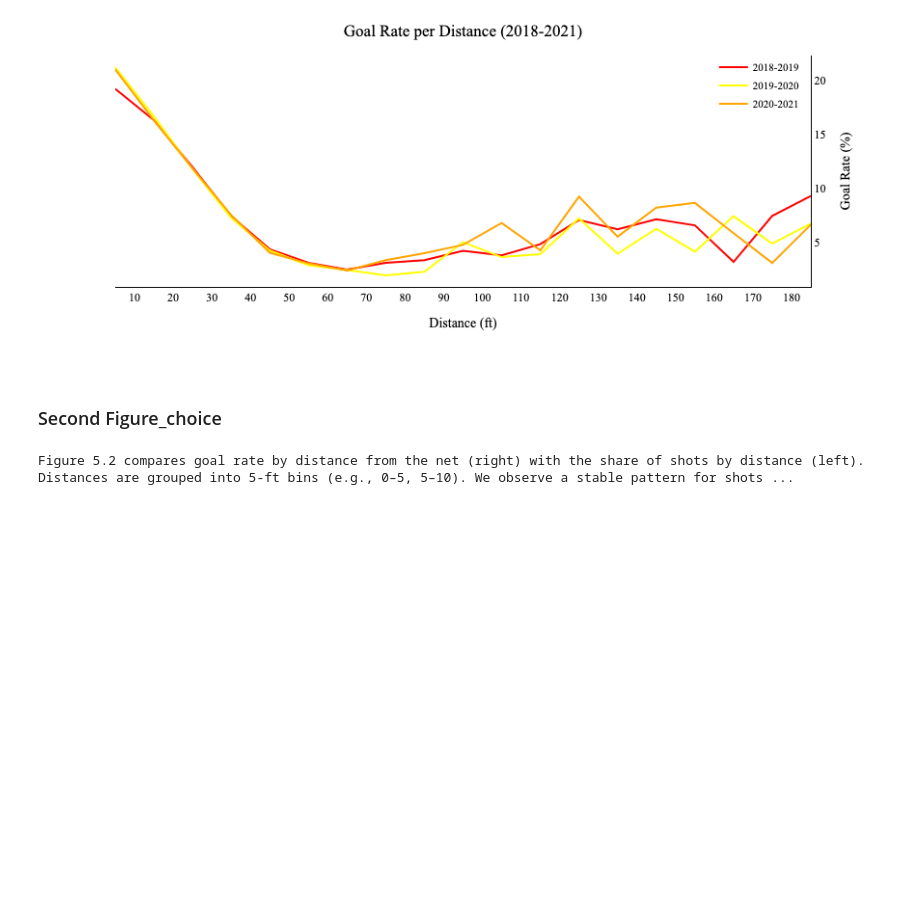
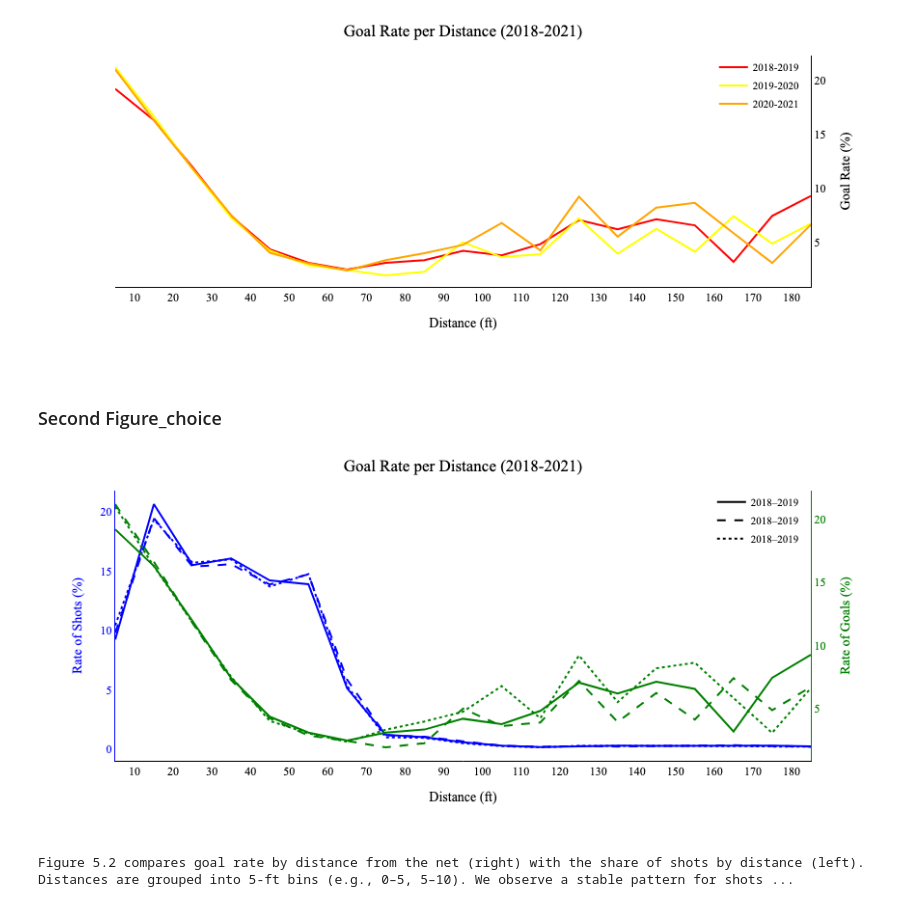
Before and after one commit to AbdelhamidRouatbi/data-science-code, a Jupyter notebook: notebooks/Step_5_simple_vis.ipynb, the cells around one changed output. Saved outputs shown, nothing was run; the diff lists cells and outputs as text; code cells hidden in the pictures; blank space fills up the shorter version.

```diff
--- a/notebooks/Step_5_simple_vis.ipynb
+++ b/notebooks/Step_5_simple_vis.ipynb
@@ -20,7 +20,7 @@ print("Current working directory:", cwd)
 # %% [output]
 Current working directory: /Users/antonioslagarias/data-science-code
 # %%
-OUT_PATH_VIS="ift6758/visualizations/simple_vis/"
+OUT_PATH_VIS="ift6758/visualizations/Step_5_simple_vis/"
 # %%
 print(local_dir+OUT_PATH_VIS)
 # %% [output]
@@ -993,35 +1066,38 @@ fig.update_layout(
         title=dict(
             text="Rate of Goals (%)",
             font=dict(size=14, family=family_titles, color="green")
         ),
         tickfont=dict(size=12, family=family_titles, color="green"),
         overlaying="y",
         side="right",
         showgrid=False,
         zeroline=False,
         showline=True,
         linecolor="green",
         linewidth=1
     ),
     legend=dict(
         x=0.99, y=1.01,
         xanchor="right", yanchor="top",
         font=dict(size=11, family=family_titles, color="black"),
         bgcolor="rgba(255,255,255,0.5)"
     ),
     barmode="group",
     margin=dict(t=40)
     )
 
 fig.update_xaxes(
     tick0=0,   # where ticks start
     dtick=10,  # step size
     tickmode="linear"
 )
 fig.update_layout(width=800, height=400)
-fig.write_image(OUT_PATH_VIS+"Goal Rate per Distance (All Seasons) (New Method).png", scale=5)
-fig.write_image(OUT_PATH_VIS+"Goal Rate per Distance (All Seasons) (New Method).svg")
+fig.write_image(OUT_PATH_VIS+"Goal_Rate_per_Distance_All_Seasons_New.png", scale=5)
+fig.write_image(OUT_PATH_VIS+"Goal_Rate_per_Distance_All_Seasons_New.png.svg")
+fig.write_html(OUT_PATH_VIS + "Goal_Rate_per_Distance_All_Seasons_New.html", include_plotlyjs="cdn", full_html=False)
 fig.show()
+# %% [output]
+[figure, added]
 # %%
 caption = ("Figure 5.2 compares goal rate by distance from the net (right) with the share of shots by distance (left). "
            "Distances are grouped into 5-ft bins (e.g., 0–5, 5–10). "
```
Also changed, not shown: parts of 9 cells of this notebook, 15 other files.
